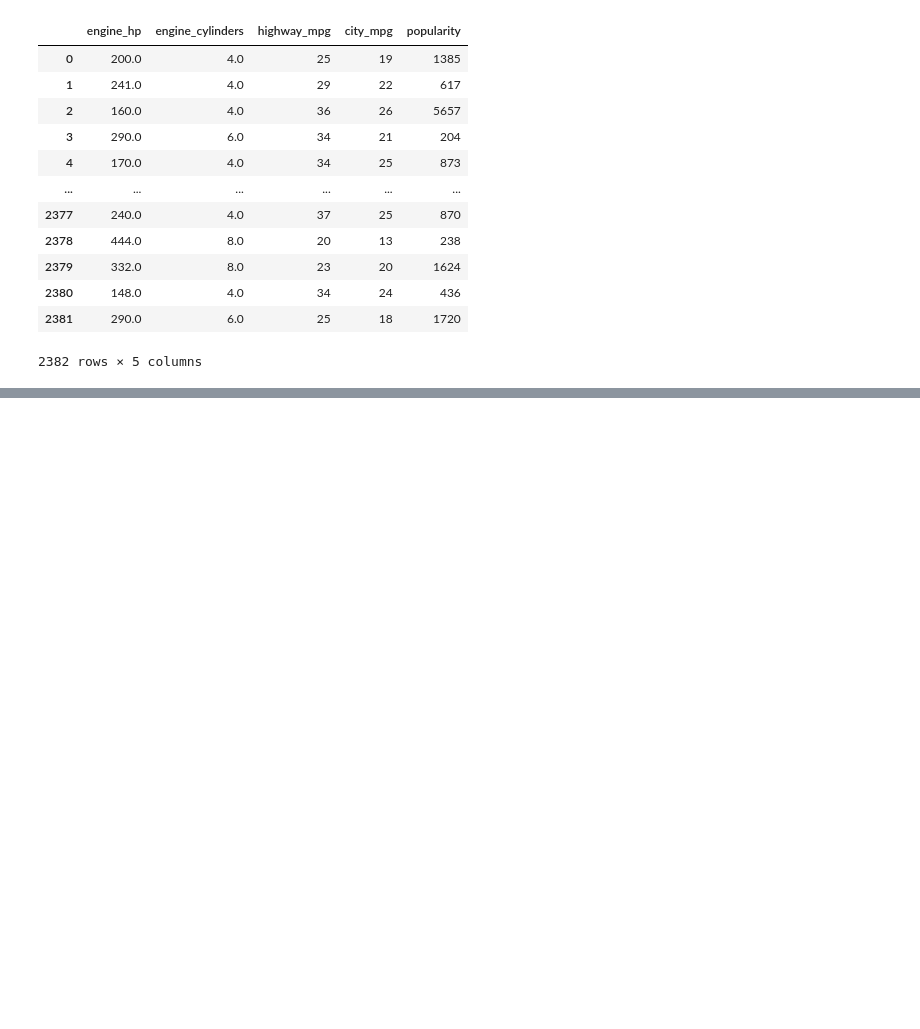
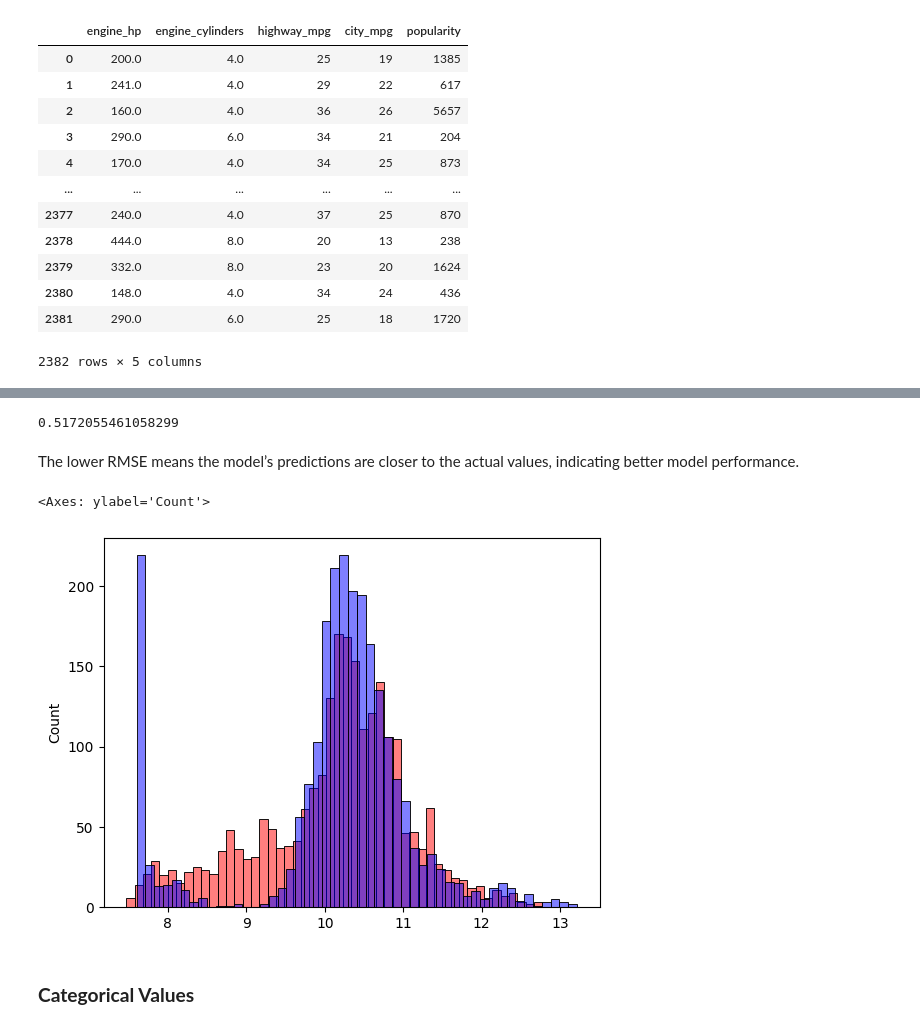
Before and after one commit to deninjo/Car-Price-Prediction, a Jupyter notebook: carprice.ipynb, the cells around one changed output, grey strips where cells are left out. Saved outputs shown, nothing was run; the diff lists cells and outputs as text; code cells hidden in the pictures; blank space fills up the shorter version.

Commit message:
Feature Engineering + Validating the Model

```diff
--- a/carprice.ipynb
+++ b/carprice.ipynb
@@ -900,0 +925,15 @@ def prepare_x(df):
+# %%
+# adding age to our feature matrix
+def prepare_x(df):
+    df = df.copy() # so as to not modify the original df
+
+    df['age'] = df.year.max() - df.year
+    features = base + ['age']
+
+    df_num = df[features]
+    df_num = df_num.fillna(0)
+    X = df_num.values
+
+    return X
+# %%
+X_train = prepare_x(df_train)
@@ -900,0 +950,22 @@ def prepare_x(df):
+# %%
+# training part
+# X_train = prepare_x(df_train)
+w0, w = train_linear_regression(X_train, y_train)
+
+# validation
+X_val = prepare_x(df_val)
+y_pred = w0 + X_val.dot(w)
+
+rmse(y_val, y_pred)
+# %% [output]
+0.5172055461058299
+# %% [markdown]
+The lower RMSE means the model’s predictions are closer to the actual values, indicating better model performance.
+# %%
+sns.histplot(y_pred, color='red', alpha=0.5, bins=50)   # predictions
+sns.histplot(y_val, color='blue', alpha=0.5, bins=50) # target variables
+# %% [output]
+<Axes: ylabel='Count'>
+[figure, added]
+# %% [markdown]
+### **Categorical Values** ###
```
Also changed, not shown: parts of 13 cells of this notebook, 1 other file.
